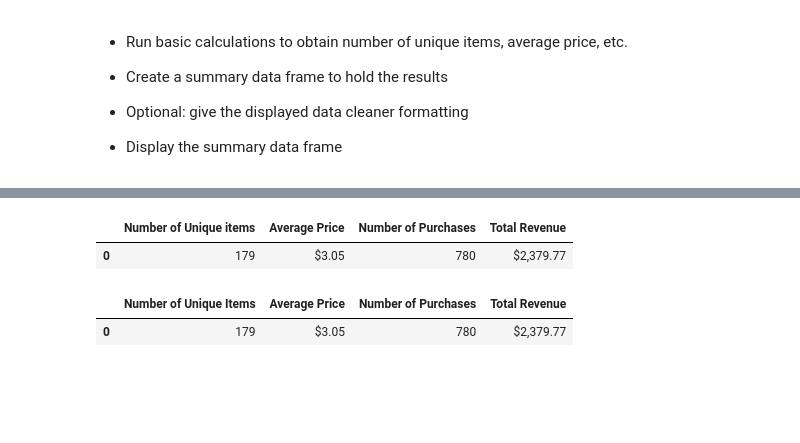
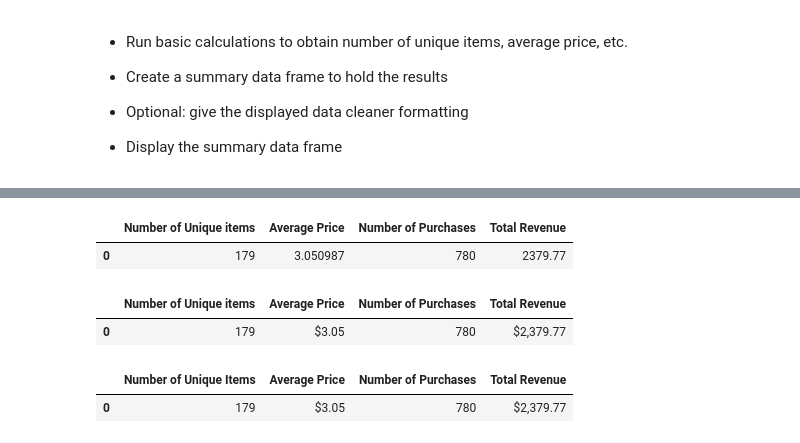
Before and after one commit to susanquiros/Pandas_Challenge, a Jupyter notebook: HeroesOfPymoli/HeroesOfPymoli_starter.ipynb, the cells around one changed output, grey strips where cells are left out. Saved outputs shown, nothing was run; the diff lists cells and outputs as text; code cells hidden in the pictures; blank space fills up the shorter version.

```diff
--- a/HeroesOfPymoli/HeroesOfPymoli_starter.ipynb
+++ b/HeroesOfPymoli/HeroesOfPymoli_starter.ipynb
@@ -61,24 +84,29 @@ df
 # %%
 item_list= purchase_data["Item Name"].unique()
 item_list = len(item_list)
 #getting the avg price
 purchase_avg= purchase_data["Price"].mean()
 purchases= purchase_data["Purchase ID"].count()
 total_revenue= purchase_data['Price'].sum()
 
-#getting the format
-pd.options.display.float_format = '${:,.2f}'.format
-
 table_summary= {'Number of Unique items':[item_list],
                "Average Price":[purchase_avg],
                 'Number of Purchases': [purchases],
                'Total Revenue':[total_revenue]}
 
 table_summary= pd.DataFrame(data = table_summary)
 table_summary
 # %% [output]
 |  | Number of Unique items | Average Price | Number of Purchases | Total Revenue |
-| 0 | 179 | $3.05 | 780 | $2,379.77 |
+| 0 | 179 | 3.050987 | 780 | 2379.77 |
+# %%
+#getting the format
+table_summary["Total Revenue"]= table_summary["Total Revenue"].map("${:,.2f}".format)
+table_summary["Average Price"]= table_summary["Average Price"].map("${:,.2f}".format)
+table_summary
+# %% [output]
+|  | Number of Unique items | Average Price | Number of Purchases | Total Revenue |
+| 0 | 179 | $3.05 | 780 | $2,379.77 |
 # %%
 # Do not run
 # %% [output]
```
Also changed, not shown: parts of 11 cells of this notebook.
